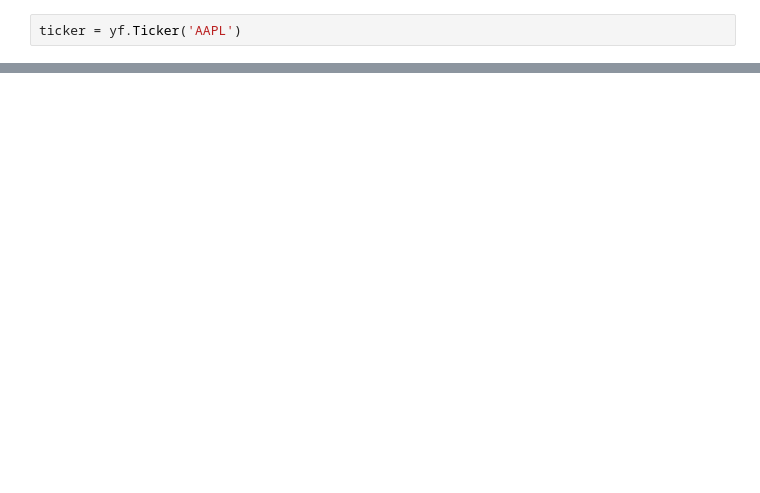
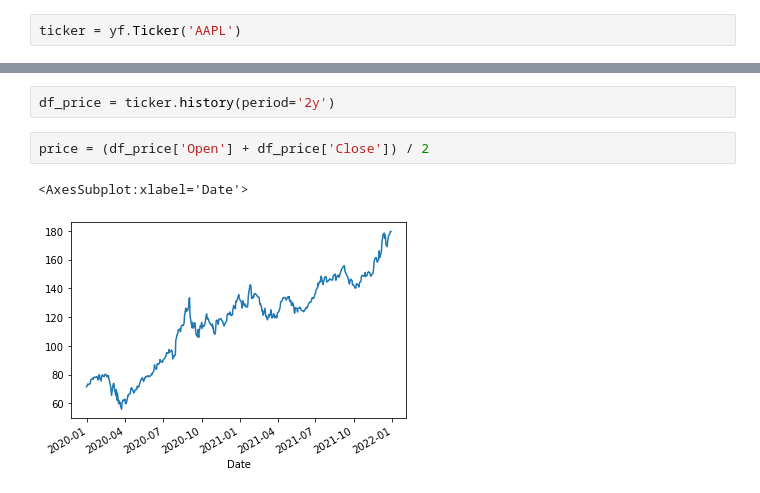
Before and after one commit to HyperionC21/UndervaluedStocks, a Jupyter notebook: fetch_stocks.ipynb, the cells around one changed output, grey strips where cells are left out. Drawn from its saved outputs; the diff is of its cells as text; blank space fills up the shorter version.

```diff
--- a/fetch_stocks.ipynb
+++ b/fetch_stocks.ipynb
@@ -42,0 +97,7 @@ ticker.info
+# %%
+df_price = ticker.history(period='2y')
+# %%
+price = (df_price['Open'] + df_price['Close']) / 2
+# %% [output]
+<AxesSubplot:xlabel='Date'>
+[figure, added]
```
Also changed, not shown: parts of 12 cells of this notebook.
